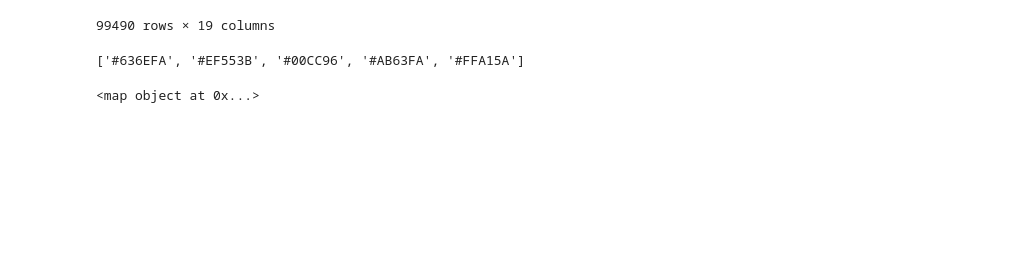
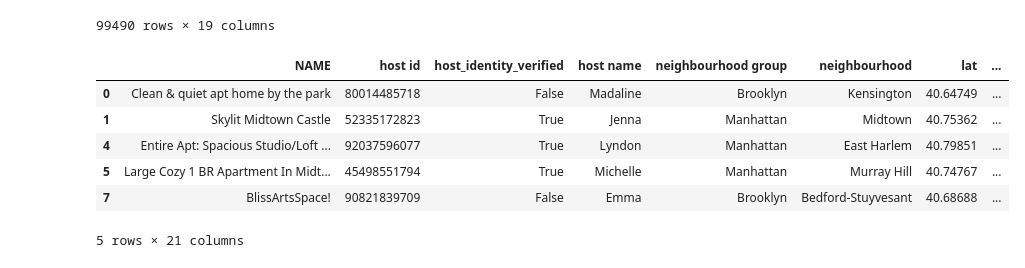
Before and after one commit to eieZ/VISION, a Jupyter notebook: dataclean.ipynb, the cells around one changed output. Saved outputs shown, nothing was run; the diff lists cells and outputs as text; code cells hidden in the pictures; blank space fills up the shorter version.

```diff
--- a/dataclean.ipynb
+++ b/dataclean.ipynb
@@ -97,4 +99,32 @@ data
 | 102597 | Big Studio-One Stop from Midtown | 11160591270 | unconfirmed | Christopher | Queens | Long Island City | 40.74989 | ... |
 | 102598 | 585 sf Luxury Studio | 68170633372 | unconfirmed | Rebecca | Manhattan | Upper West Side | 40.76807 | ... |
 99490 rows × 19 columns
+# %%
+apartments = data
+bars = pd.read_csv('datasets/bar_locations.csv')
+
+# Calculate distances between each apartment and each bar
+distances = cdist(apartments[['lat', 'long']].values, bars[['Latitude', 'Longitude']].values)
+
+# Find the index of the closest bar for each apartment
+closest_bar_index = np.argmin(distances, axis=1)
+
+# Extract the distance to the closest bar for each apartment
+closest_bar_distance = distances[np.arange(distances.shape[0]), closest_bar_index]
+
+# Add the distance to the closest bar as a new column in the apartments dataframe
+apartments['distance_to_closest_bar'] = closest_bar_distance
+apartments['distance_to_closest_bar_m'] = apartments['distance_to_closest_bar'] * 111139
+# %%
+apartments['host_identity_verified'] = apartments['host_identity_verified'].apply(lambda x: x=='verified')
+# %%
+apartments.head()
+# %% [output]
+|  | NAME | host id | host_identity_verified | host name | neighbourhood group | neighbourhood | lat | ... |
+| 0 | Clean & quiet apt home by the park | 80014485718 | False | Madaline | Brooklyn | Kensington | 40.64749 | ... |
+| 1 | Skylit Midtown Castle | 52335172823 | True | Jenna | Manhattan | Midtown | 40.75362 | ... |
+| 4 | Entire Apt: Spacious Studio/Loft ... | 92037596077 | True | Lyndon | Manhattan | East Harlem | 40.79851 | ... |
+| 5 | Large Cozy 1 BR Apartment In Midt... | 45498551794 | True | Michelle | Manhattan | Murray Hill | 40.74767 | ... |
+| 7 | BlissArtsSpace! | 90821839709 | False | Emma | Brooklyn | Bedford-Stuyvesant | 40.68688 | ... |
+5 rows × 21 columns
 # %%
@@ -109,8 +132,0 @@ def colorpicker(var):
-# %%
-list(map(colorpicker, nbhdLs))
-# %% [output]
-['#636EFA', '#EF553B', '#00CC96', '#AB63FA', '#FFA15A']
-# %%
-print(new)
-# %% [output]
-<map object at 0x...>
```
Also changed, not shown: parts of 3 cells of this notebook, 5 other files.
